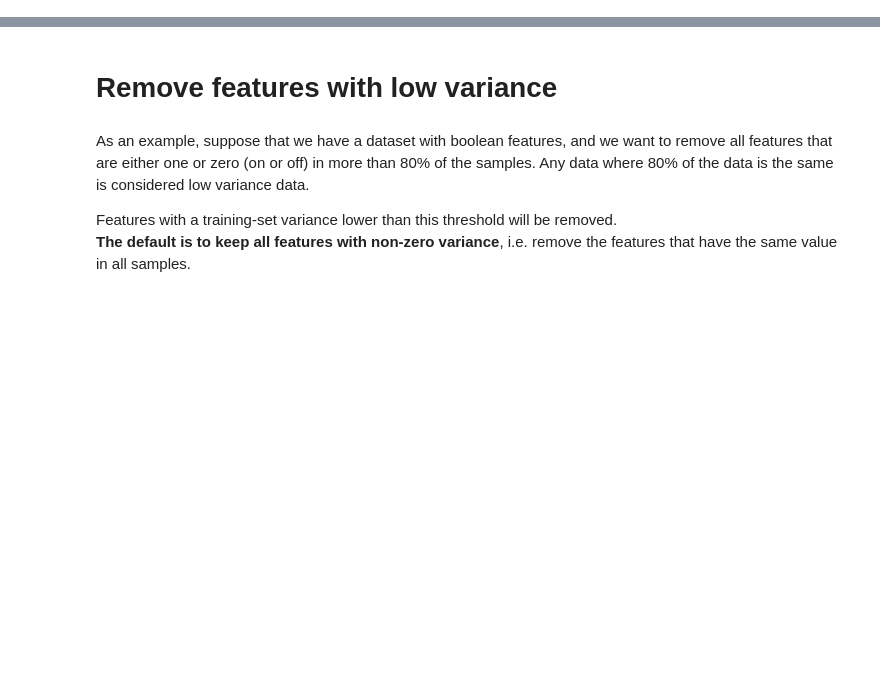
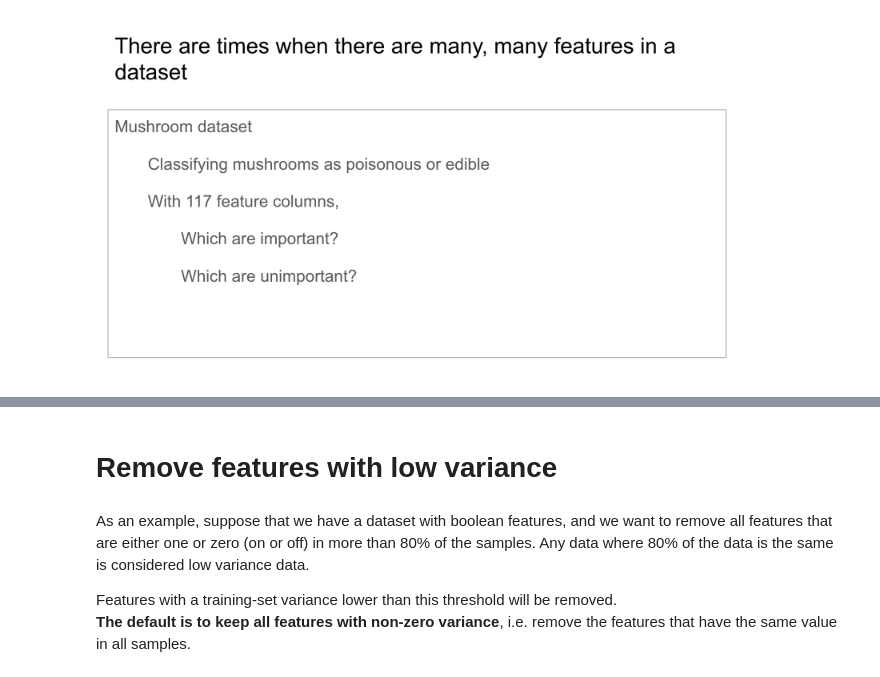
Before and after one commit to cagBRT/Machine-Learning, a Jupyter notebook: FeatureSelection1.ipynb, the cells around one changed output, grey strips where cells are left out. Saved outputs shown, nothing was run; the diff lists cells and outputs as text; code cells hidden in the pictures; blank space fills up the shorter version.

```diff
--- a/FeatureSelection1.ipynb
+++ b/FeatureSelection1.ipynb
@@ -7,0 +34,4 @@
+# %%
+page(2)
+# %% [output]
+[figure, added]
```
Also changed, not shown: parts of 12 cells of this notebook.
